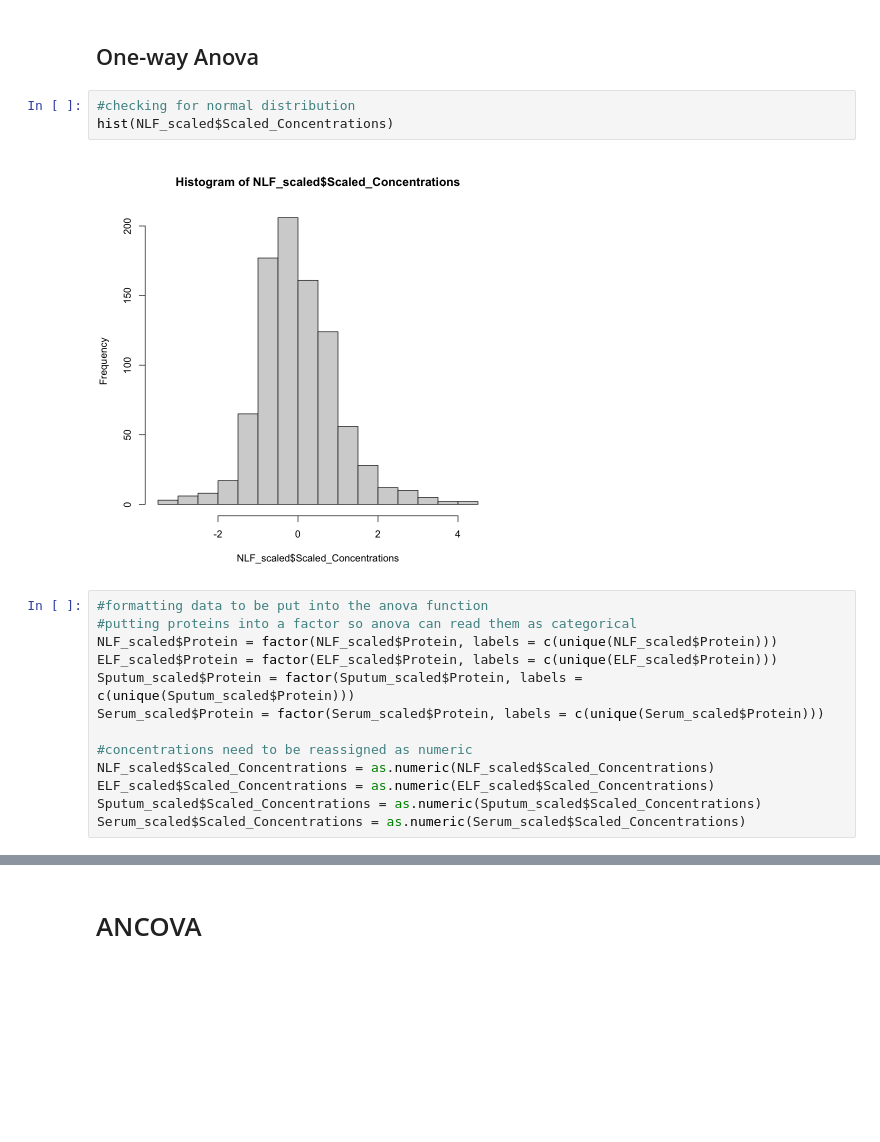
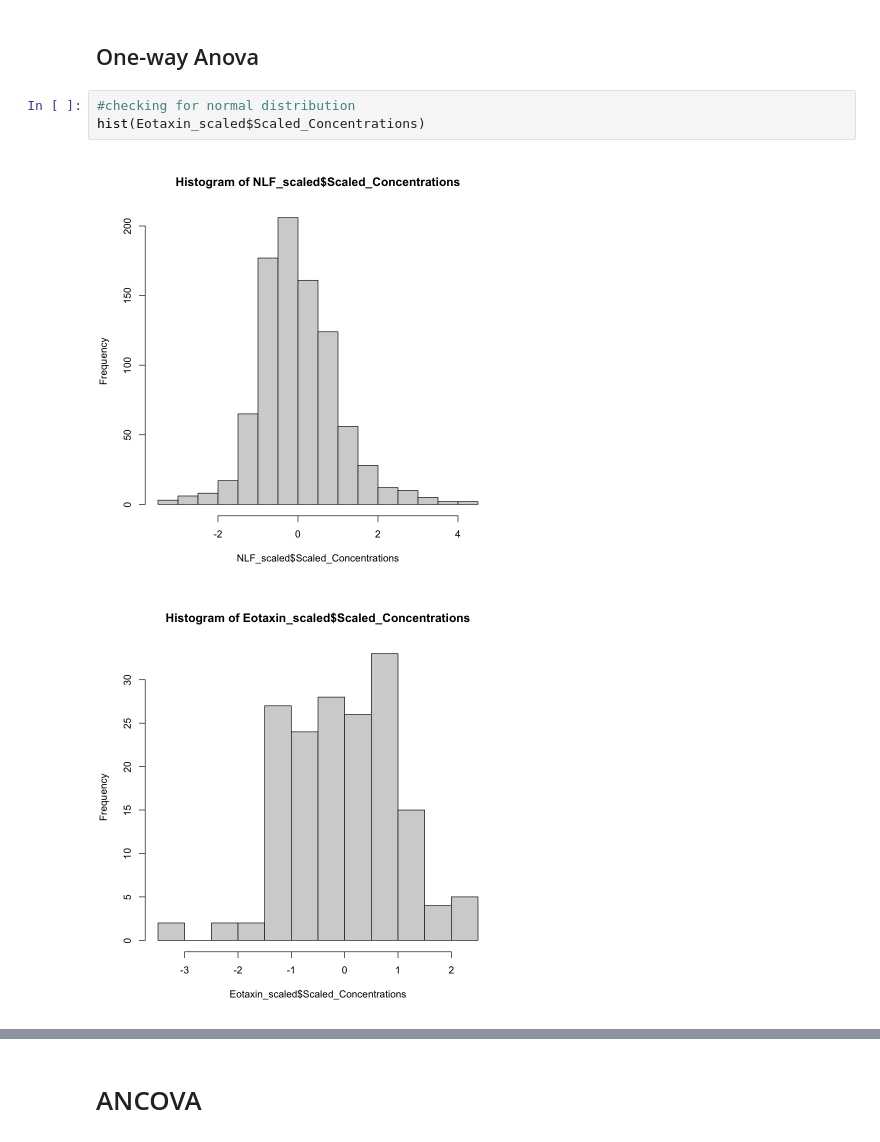
Before and after one commit to Ragerlab/Script_for_Cytokine-Signature-Clusters-as-a-Tool-to-Compare-Changes-associated-with-Tobacco-Product-, a Jupyter notebook: ANOVA_ANCOVA_101820.ipynb, the cells around one changed output, grey strips where cells are left out. Cells and saved outputs as stored; diff of their text form; blank space fills up the shorter version.

```diff
--- a/ANOVA_ANCOVA_101820.ipynb
+++ b/ANOVA_ANCOVA_101820.ipynb
@@ -223,19 +123,7 @@ TNFa_scaled = scaled_data_df %>% filter(Protein == 'TNFa')
 ## One-way Anova
 # %%
 #checking for normal distribution
-hist(NLF_scaled$Scaled_Concentrations)
+hist(Eotaxin_scaled$Scaled_Concentrations)
 # %% [output]
 [figure]
+[figure, added]
-# %%
-#formatting data to be put into the anova function
-#putting proteins into a factor so anova can read them as categorical
-NLF_scaled$Protein = factor(NLF_scaled$Protein, labels = c(unique(NLF_scaled$Protein)))
-ELF_scaled$Protein = factor(ELF_scaled$Protein, labels = c(unique(ELF_scaled$Protein)))
-Sputum_scaled$Protein = factor(Sputum_scaled$Protein, labels = c(unique(Sputum_scaled$Protein)))
-Serum_scaled$Protein = factor(Serum_scaled$Protein, labels = c(unique(Serum_scaled$Protein)))
-
-#concentrations need to be reassigned as numeric
-NLF_scaled$Scaled_Concentrations = as.numeric(NLF_scaled$Scaled_Concentrations)
-ELF_scaled$Scaled_Concentrations = as.numeric(ELF_scaled$Scaled_Concentrations)
-Sputum_scaled$Scaled_Concentrations = as.numeric(Sputum_scaled$Scaled_Concentrations)
-Serum_scaled$Scaled_Concentrations = as.numeric(Serum_scaled$Scaled_Concentrations)
```
Also changed, not shown: parts of 23 cells of this notebook.
